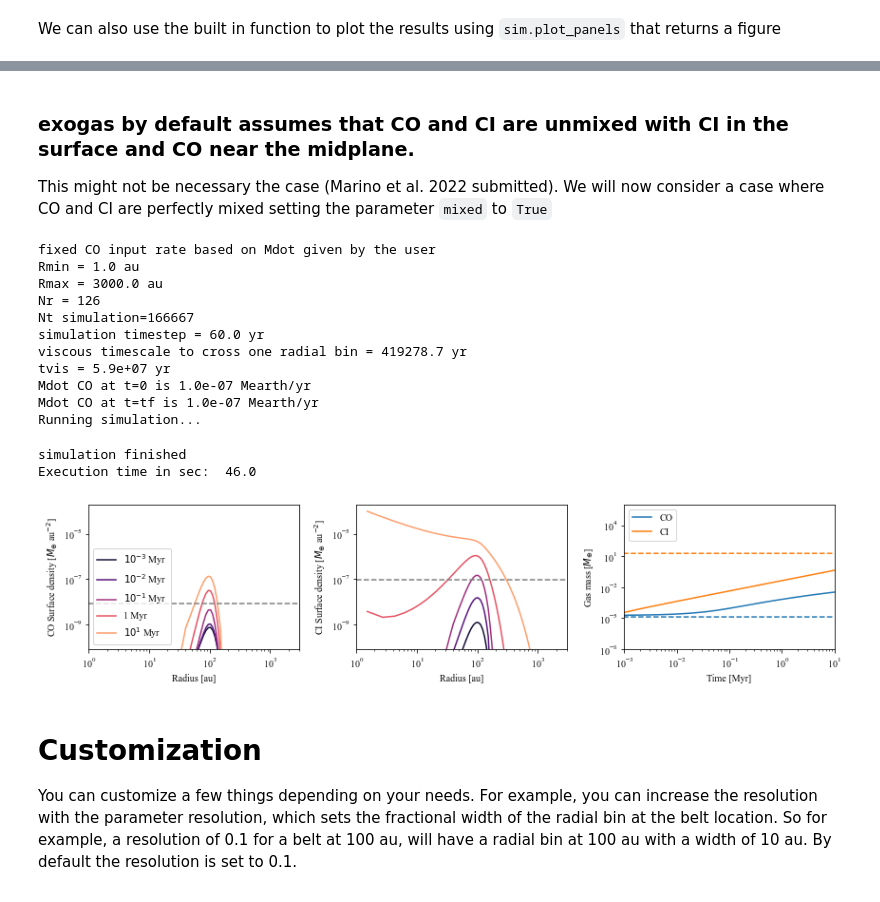
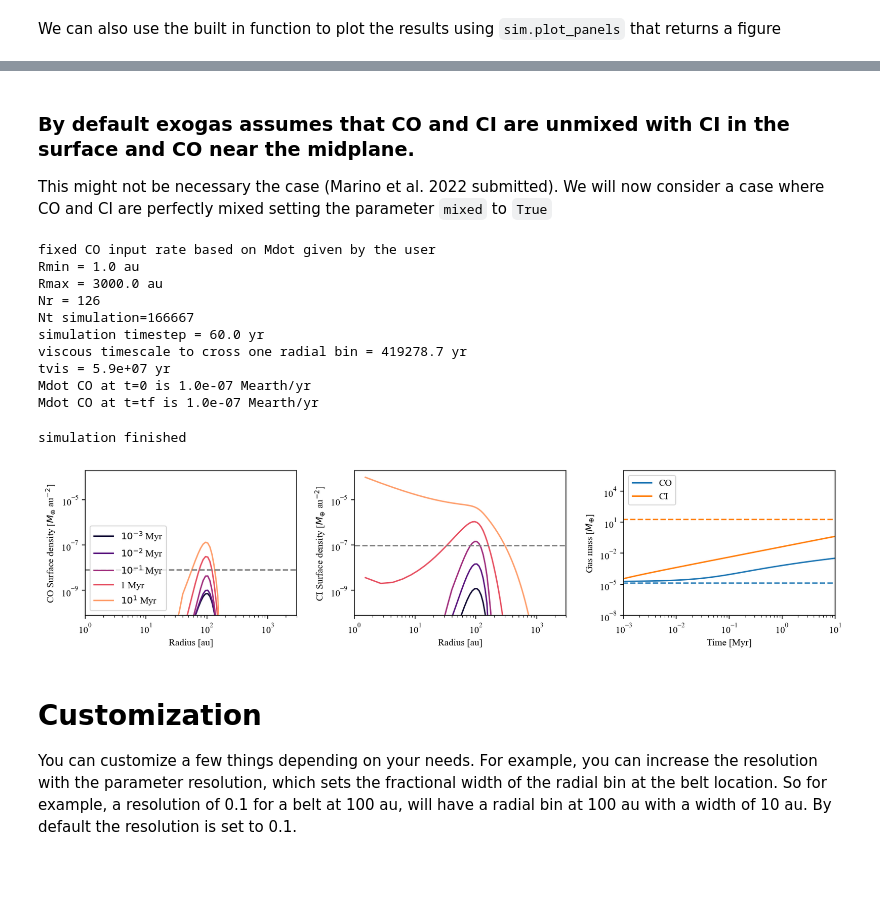
Before and after one commit to SebaMarino/exogas, a Jupyter notebook: docs/examples/Example_radial_evolution.ipynb, the cells around one changed output, grey strips where cells are left out. Saved outputs shown, nothing was run; the diff lists cells and outputs as text; code cells hidden in the pictures.

```diff
--- a/docs/examples/Example_radial_evolution.ipynb
+++ b/docs/examples/Example_radial_evolution.ipynb
@@ -190,5 +185,5 @@ fig=sim.plot_panels(ts_plot)
 # %% [markdown]
-### exogas by default assumes that CO and CI are unmixed with CI in the surface and CO near the midplane.
+### By default exogas assumes that CO and CI are unmixed with CI in the surface and CO near the midplane.
 
 This might not be necessary the case (Marino et al. 2022 submitted). We will now consider a case where CO and CI are perfectly mixed setting the parameter `mixed` to `True`
 # %%
@@ -196,40 +191,35 @@ This might not be necessary the case (Marino et al. 2022 submitted). We will now
 sim=exogas.radial_simulation(ts_out=ts_out,
                             Mstar=Mstar,
                             Lstar=Lstar,
                             fco=fco,
                             rbelt=rbelt,
                             width=width,
                             alpha=alpha,
                             MdotCO=MdotCO, # This line is optional depending on if you want to set MdotCO to a specific value or not
                             #fir=fir,
                             fion=fion,
                             tcoll=tcoll,
                             mixed=True
                             )
 
 #### RUN SIMULATION
-print( 'Running simulation...')
-T1=time.gmtime()
 sim.viscous_evolution()
-T2=time.gmtime()
-print('Execution time in sec: ',time.mktime(T2)-time.mktime(T1))
 
+### PLOT RESULTS
 fig=sim.plot_panels(ts_plot)
 # %% [output]
 fixed CO input rate based on Mdot given by the user
 Rmin = 1.0 au
 Rmax = 3000.0 au
 Nr = 126
 Nt simulation=166667
 simulation timestep = 60.0 yr
 viscous timescale to cross one radial bin = 419278.7 yr
 tvis = 5.9e+07 yr
 Mdot CO at t=0 is 1.0e-07 Mearth/yr
 Mdot CO at t=tf is 1.0e-07 Mearth/yr
-Running simulation...
 simulation finished
-Execution time in sec:  46.0
-[figure, old version]
+[figure, new version]
 # %% [markdown]
 # Customization
 
```
Also changed, not shown: parts of 7 cells of this notebook, 2 other files.
